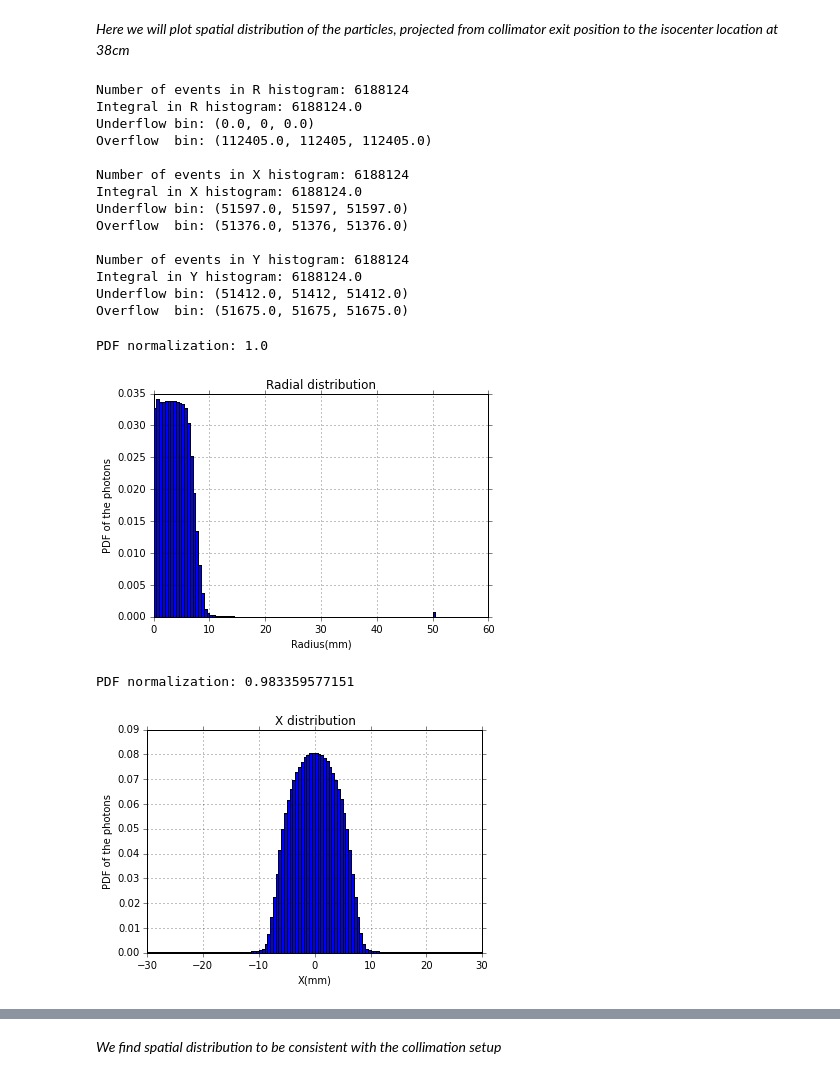
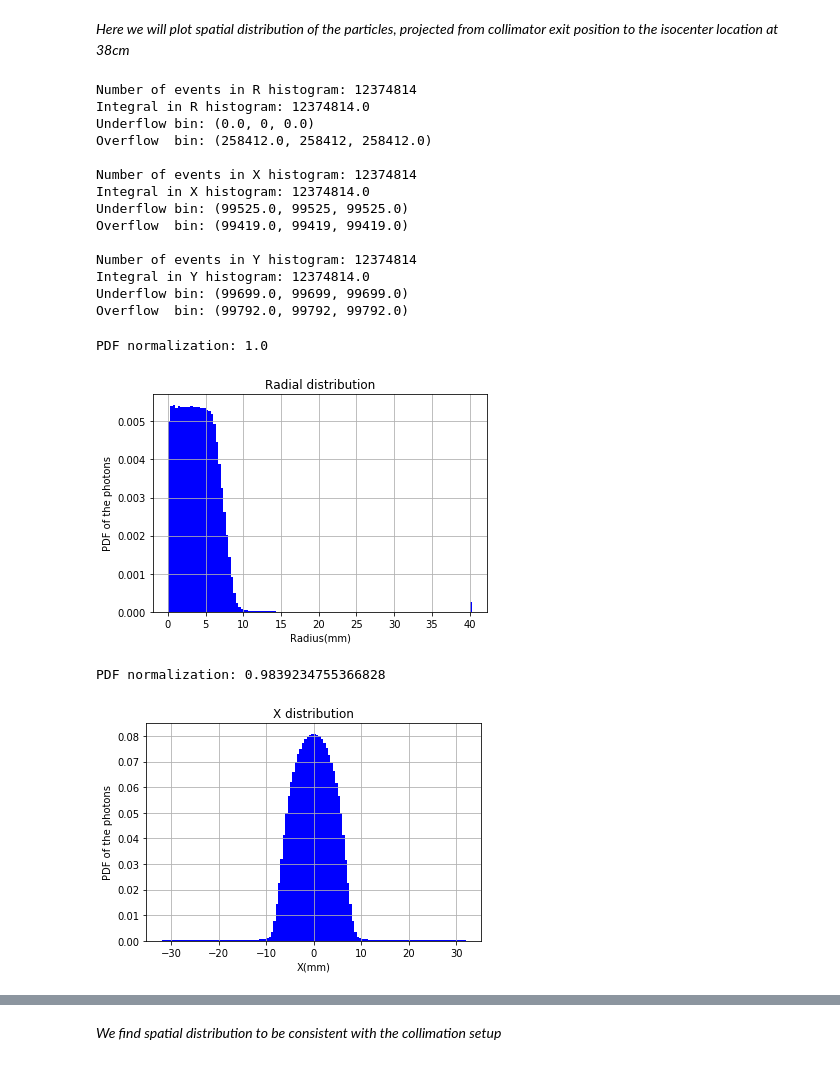
Before and after one commit to Iwan-Zotow/VV, a Jupyter notebook: C25_VV.ipynb, the cells around one changed output, grey strips where cells are left out. Cells and saved outputs as stored; diff of their text form; code cells hidden in the pictures.

```diff
--- a/C25_VV.ipynb
+++ b/C25_VV.ipynb
@@ -19,5 +19,6 @@ import ListTable
 # %%
 C = 25
 phsfname = "C" + str(C) + ".egsphsp1"
+phsfname = "../" + phsfname
 print ("We're reading the {1}mm phase space file = {0}".format(phsfname, C))
 # %% [output]
@@ -346,9 +347,9 @@ Znow  = 200.0 # we at 200mm at the cooolimator exit
 Zshot = 380.0 # shot isocenter is at 380mm
 
 # radial, X and Y, all units in mm
-hr = H1Du.H1Du(100, 0.0, 50.0)
-hx = H1Du.H1Du(120, -30.0, 30.0)
-hy = H1Du.H1Du(120, -30.0, 30.0)
+hr = H1Du.H1Du(120, 0.0, 40.0)
+hx = H1Du.H1Du(128, -32.0, 32.0)
+hy = H1Du.H1Du(128, -32.0, 32.0)
 
 for e in events:
     WT = e[0]
@@ -373,59 +374,62 @@ print("Integral in Y histogram: {0}".format(hy.integral()))
 print("Underflow bin: {0}".format(hy.underflow()))
 print("Overflow  bin: {0}".format(hy.overflow()))
 # %% [output]
-Number of events in R histogram: 6188124
-Integral in R histogram: 6188124.0
+Number of events in R histogram: 12374814
+Integral in R histogram: 12374814.0
 Underflow bin: (0.0, 0, 0.0)
-Overflow  bin: (112405.0, 112405, 112405.0)
+Overflow  bin: (258412.0, 258412, 258412.0)
 
-Number of events in X histogram: 6188124
-Integral in X histogram: 6188124.0
-Underflow bin: (51597.0, 51597, 51597.0)
-Overflow  bin: (51376.0, 51376, 51376.0)
+Number of events in X histogram: 12374814
+Integral in X histogram: 12374814.0
+Underflow bin: (99525.0, 99525, 99525.0)
+Overflow  bin: (99419.0, 99419, 99419.0)
 
-Number of events in Y histogram: 6188124
-Integral in Y histogram: 6188124.0
-Underflow bin: (51412.0, 51412, 51412.0)
-Overflow  bin: (51675.0, 51675, 51675.0)
+Number of events in Y histogram: 12374814
+Integral in Y histogram: 12374814.0
+Underflow bin: (99699.0, 99699, 99699.0)
+Overflow  bin: (99792.0, 99792, 99792.0)
 # %%
 X = []
 Y = []
 W = []
 
 norm  = 1.0/hr.integral()
 
 sum = 0.0
 
-w = hr.step()
+st = hr.step()
 
 for k in range (0, hr.size()+1):
-    x = hr.lo() + float(k)*w
-    r = x + 0.5*w
+    r_lo = hr.lo() + float(k) * st
+    r_hi = r_lo + st
+    r = 0.5*(r_lo + r_hi)
 
-    d = hr[k]         # data from bin with index k
-    y = d[0] / (w*r)  # first part of bin is collected weights
+    ba = math.pi * (r_hi*r_hi - r_lo*r_lo) # bin area
+
+    d = hr[k]      # data from bin with index k
+    y = d[0] / ba  # first part of bin is collected weights
     y = y * norm
-    X.append(x)
+    X.append(r)
     Y.append(y)
-    W.append(w)
-    sum += y*w*r
+    W.append(st)
+    sum += y * ba
 
 print("PDF normalization: {0}".format(sum))
 
-p1 = plt.bar(X, Y, W, color='b')
+p1 = plt.bar(X, Y, W, 0.0, color='b')
 
 plt.xlabel('Radius(mm)')
 plt.ylabel('PDF of the photons')
 plt.title('Radial distribution')
 
 plt.grid(True);
 plt.tick_params(axis='x', direction='out')
 plt.tick_params(axis='y', direction='out')
 
 plt.show()
 # %% [output]
 PDF normalization: 1.0
-[figure, old version]
+[figure, new version]
 # %%
 X = []
 Y = []
@@ -435,18 +439,20 @@ norm  = 1.0/hx.integral()
 
 sum = 0.0
 
-w = hx.step()
+st = hx.step()
 
 for k in range (0, hx.size()):
-    x = hx.lo() + float(k)*w
+    x_lo = hx.lo() + float(k)*st
+    x_hi = x_lo + st
+    x    = 0.5*(x_lo + x_hi)
 
-    d = hx[k]       # data from bin with index k
-    y = d[0] / w    # first part of bin is collected weights
+    d = hx[k]        # data from bin with index k
+    y = d[0] / st    # first part of bin is collected weights
     y = y * norm
     X.append(x)
     Y.append(y)
-    W.append(w)
-    sum += y*w
+    W.append(st)
+    sum += y*st
 
 print("PDF normalization: {0}".format(sum))
 
@@ -462,8 +468,8 @@ plt.tick_params(axis='y', direction='out')
 
 plt.show()
 # %% [output]
-PDF normalization: 0.983359577151
+PDF normalization: 0.9839234755366828
-[figure, old version]
+[figure, new version]
 # %%
 X = []
 Y = []
```
Also changed, not shown: parts of 18 cells of this notebook, 2 other files.
